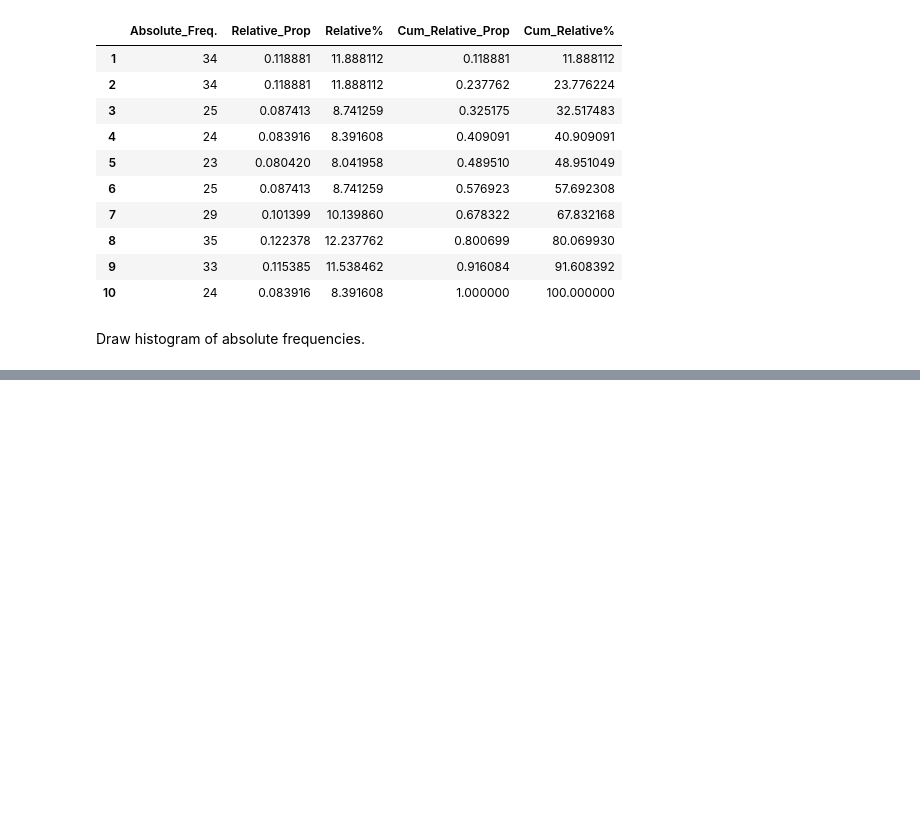
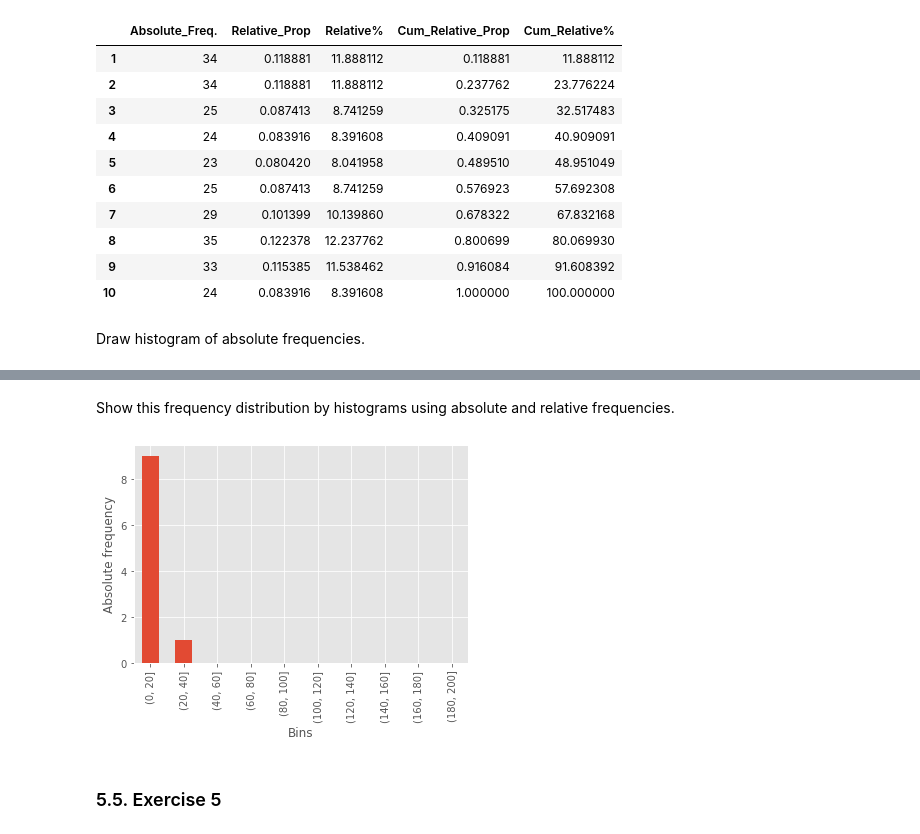
Before and after one commit to MySlav/Introduction_to_DS_Homework, a Jupyter notebook: Introduction_to_DS_Homework_Spajic.ipynb, the cells around one changed output, grey strips where cells are left out. Saved outputs shown, nothing was run; the diff lists cells and outputs as text; code cells hidden in the pictures; blank space fills up the shorter version.

```diff
--- a/Introduction_to_DS_Homework_Spajic.ipynb
+++ b/Introduction_to_DS_Homework_Spajic.ipynb
@@ -468,0 +618,3 @@ array([34, 34, 25, 24, 23, 25, 29, 35, 33, 24], dtype=int64)
+# %%
+table=data["Exercise 4"]
+table
@@ -468,0 +636,16 @@ array([34, 34, 25, 24, 23, 25, 29, 35, 33, 24], dtype=int64)
+# %%
+table["Relative frequency - percentage"]=table[0:10]["Number of approved loans"]/table["Number of approved loans"].iloc[10]*100
+sum=table["Relative frequency - percentage"][0:10].sum()
+table["Relative frequency - percentage"].iat[10]=sum
+
+
+table["Cumulative of absolute frequencies"]=table[0:10]["Number of approved loans"].cumsum()
+sum=table["Cumulative of absolute frequencies"][0:10].sum()
+table["Cumulative of absolute frequencies"].iat[10]=sum
+#Total of cumulative column isn't valuable info, but I filled it anyway, so the value isn't NaN
+
+table["Cumulative of relative frequencies percentage"]=table[0:10]["Relative frequency - percentage"].cumsum()
+sum=table["Cumulative of relative frequencies percentage"][0:10].sum()
+table["Cumulative of relative frequencies percentage"].iat[10]=sum
+#Total of cumulative column isn't valuable info, but I filled it anyway, so the value isn't NaN
+table
@@ -468,0 +665,12 @@ array([34, 34, 25, 24, 23, 25, 29, 35, 33, 24], dtype=int64)
+# %% [markdown]
+Show this frequency distribution by histograms using absolute and relative frequencies.
+# %%
+dat=table["Number of approved loans"][0:10]
+pd.cut(dat,np.arange(0, 200 + 20, 20)).value_counts().sort_index().plot(kind='bar')
+plt.xlabel("Bins")
+plt.ylabel("Absolute frequency")
+plt.show()
+# %% [output]
+[figure, added]
+# %% [markdown]
+### 5.5. Exercise 5<a name="ex5"></a>
```
Also changed, not shown: parts of 34 cells of this notebook.
